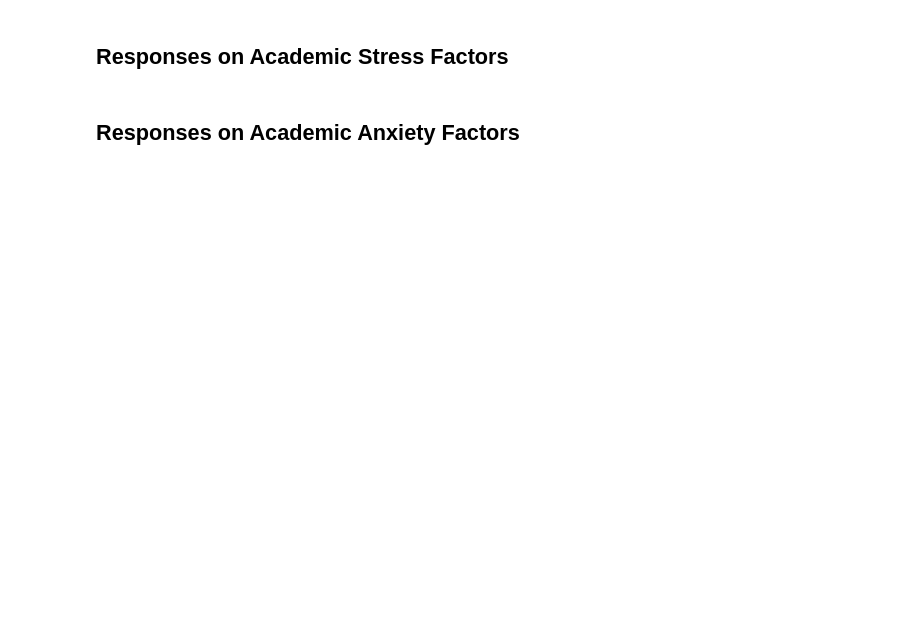
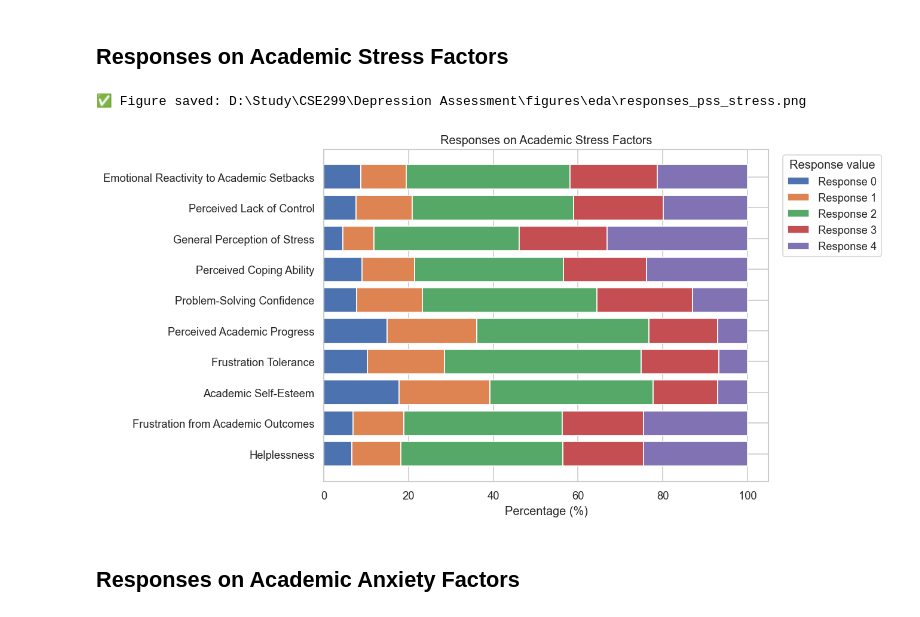
Before and after one commit to ryokrieger/Depression-Assessment, a Jupyter notebook: notebooks/02_exploratory_data_analysis.ipynb, the cells around one changed output. Drawn from its saved outputs; the diff is of its cells as text; code cells hidden in the pictures; blank space fills up the shorter version.

```diff
--- a/notebooks/02_exploratory_data_analysis.ipynb
+++ b/notebooks/02_exploratory_data_analysis.ipynb
@@ -345,34 +390,37 @@ pss_labels = [
     "General Perception of Stress",
     "Perceived Coping Ability",
     "Problem-Solving Confidence",
     "Perceived Academic Progress",
     "Frustration Tolerance",
     "Academic Self-Esteem",
     "Frustration from Academic Outcomes",
     "Helplessness"
 ]
 
 pss_pct = (df[pss_cols].apply(lambda col: col.value_counts(normalize=True).sort_index()) * 100).fillna(0)
-for val in [0,1,2,3]:
+for val in [0,1,2,3,4]:
     if val not in pss_pct.index:
         pss_pct.loc[val] = 0
 pss_pct = pss_pct.sort_index()
 
 pss_pct_t = pss_pct.T[sorted(pss_pct.index)].reindex(pss_cols)  # shape (10,4)
 pss_pct_t.index = pss_labels
 
 fig, ax = plt.subplots(figsize=(8,6))
 bottom = np.zeros(len(pss_pct_t))
 for col in pss_pct_t.columns:
     vals = pss_pct_t[col].values
     ax.barh(pss_pct_t.index, vals, left=bottom)
     bottom += vals
 ax.set_xlabel("Percentage (%)")
 ax.set_title("Responses on Academic Stress Factors")
 ax.invert_yaxis()  # PSS1 on top
 ax.legend([f"Response {int(c)}" for c in pss_pct_t.columns], title="Response value", bbox_to_anchor=(1.02,1), loc="upper left")
 save_fig(fig, "responses_pss_stress")
 plt.show()
+# %% [output]
+✅ Figure saved: D:\Study\CSE299\Depression Assessment\figures\eda\responses_pss_stress.png
+[figure, added]
 # %% [markdown]
 ## Responses on Academic Anxiety Factors
 # %%
```
Also changed, not shown: parts of 14 cells of this notebook, 15 other files.
